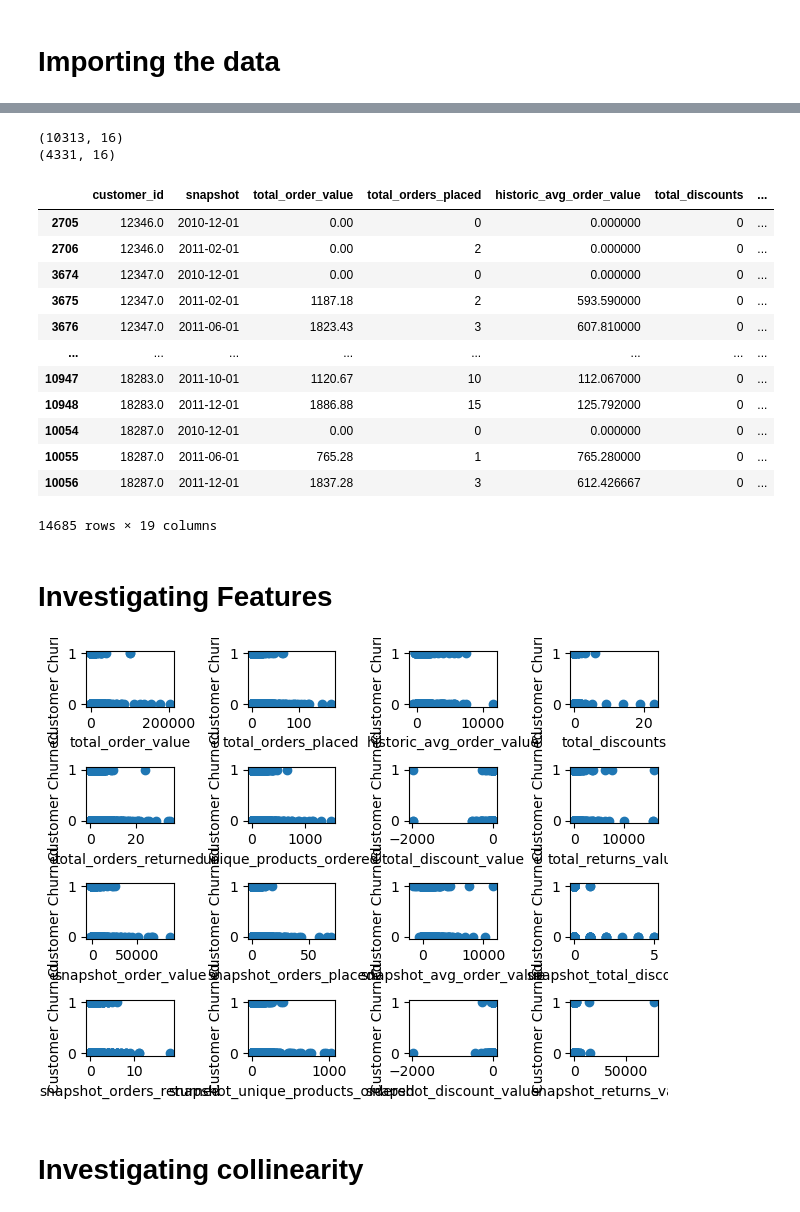
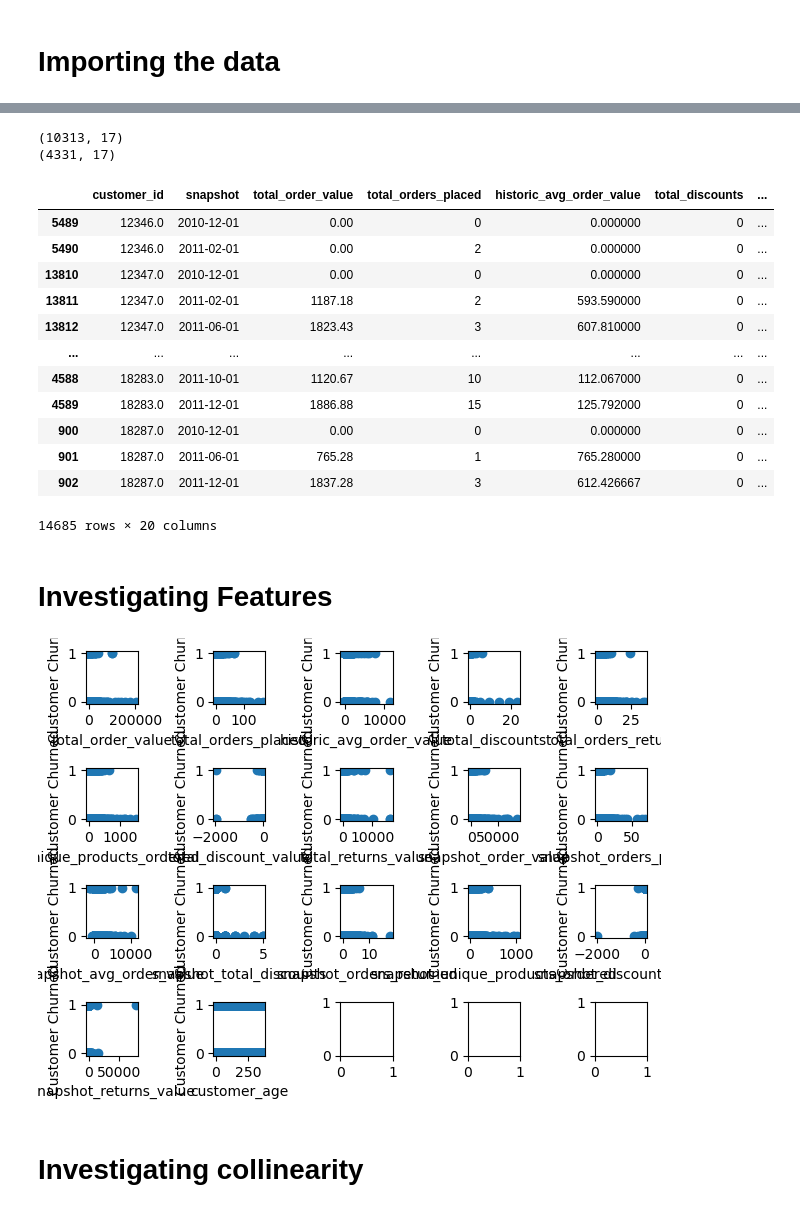
Before and after one commit to Joebrook-123/Online-Retail-Customer-Churn, a Jupyter notebook: Data EDA.ipynb, the cells around one changed output, grey strips where cells are left out. Drawn from its saved outputs; the diff is of its cells as text; code cells hidden in the pictures.

Commit message:
Added customer age as a feature - improved accuracy

```diff
--- a/Data EDA.ipynb
+++ b/Data EDA.ipynb
@@ -82,6 +82,7 @@ cleaned_transactions AS (
         description,
         order_value,
         quantity,
+        MIN(invoice_date) OVER(PARTITION BY customer_id) AS first_purchase_date,
         CASE WHEN description = 'Discount' THEN 1 ELSE 0 END AS is_discount,
         CASE WHEN description = 'Discount' THEN order_value ELSE 0 END AS discount_value,
         CASE WHEN quantity < 0 THEN 1 ELSE 0 END AS is_return,
@@ -103,6 +104,7 @@ snapshot_behaviour AS (
         COUNT(DISTINCT CASE WHEN c.is_product = 1 THEN c.description END)       AS snapshot_unique_products_ordered,
         SUM(c.discount_value)                                                   AS snapshot_discount_value,
         SUM(c.returns_value)                                                    AS snapshot_returns_value,
+        DATE_DIFF('day', MAX(first_purchase_date), MAX(invoice_date))           AS customer_age
     FROM
         customer_snapshots s
     LEFT JOIN
@@ -159,6 +161,7 @@ SELECT
     b.snapshot_unique_products_ordered,
     b.snapshot_discount_value,
     b.snapshot_returns_value,
+    b.customer_age,
 
 -- Churn Flag: 1 if the NEXT snapshot period has ZERO or NULL orders
 CASE
@@ -207,6 +210,7 @@ features = [
     "snapshot_unique_products_ordered",
     "snapshot_discount_value",
     "snapshot_returns_value",
+    "customer_age"
 ]
 
 X_train = train[features].to_numpy()
@@ -218,41 +222,41 @@ y_test = test['customer_churned']
 print(X_train.shape)
 print(X_test.shape)
 # %% [output]
-(10313, 16)
-(4331, 16)
+(10313, 17)
+(4331, 17)
 # %%
 df
 # %% [output]
 |  | customer_id | snapshot | total_order_value | total_orders_placed | historic_avg_order_value | total_discounts | ... |
-| 2705 | 12346.0 | 2010-12-01 | 0.00 | 0 | 0.000000 | 0 | ... |
-| 2706 | 12346.0 | 2011-02-01 | 0.00 | 2 | 0.000000 | 0 | ... |
-| 3674 | 12347.0 | 2010-12-01 | 0.00 | 0 | 0.000000 | 0 | ... |
-| 3675 | 12347.0 | 2011-02-01 | 1187.18 | 2 | 593.590000 | 0 | ... |
-| 3676 | 12347.0 | 2011-06-01 | 1823.43 | 3 | 607.810000 | 0 | ... |
+| 5489 | 12346.0 | 2010-12-01 | 0.00 | 0 | 0.000000 | 0 | ... |
+| 5490 | 12346.0 | 2011-02-01 | 0.00 | 2 | 0.000000 | 0 | ... |
+| 13810 | 12347.0 | 2010-12-01 | 0.00 | 0 | 0.000000 | 0 | ... |
+| 13811 | 12347.0 | 2011-02-01 | 1187.18 | 2 | 593.590000 | 0 | ... |
+| 13812 | 12347.0 | 2011-06-01 | 1823.43 | 3 | 607.810000 | 0 | ... |
 | ... | ... | ... | ... | ... | ... | ... | ... |
-| 10947 | 18283.0 | 2011-10-01 | 1120.67 | 10 | 112.067000 | 0 | ... |
-| 10948 | 18283.0 | 2011-12-01 | 1886.88 | 15 | 125.792000 | 0 | ... |
-| 10054 | 18287.0 | 2010-12-01 | 0.00 | 0 | 0.000000 | 0 | ... |
-| 10055 | 18287.0 | 2011-06-01 | 765.28 | 1 | 765.280000 | 0 | ... |
-| 10056 | 18287.0 | 2011-12-01 | 1837.28 | 3 | 612.426667 | 0 | ... |
+| 4588 | 18283.0 | 2011-10-01 | 1120.67 | 10 | 112.067000 | 0 | ... |
+| 4589 | 18283.0 | 2011-12-01 | 1886.88 | 15 | 125.792000 | 0 | ... |
+| 900 | 18287.0 | 2010-12-01 | 0.00 | 0 | 0.000000 | 0 | ... |
+| 901 | 18287.0 | 2011-06-01 | 765.28 | 1 | 765.280000 | 0 | ... |
+| 902 | 18287.0 | 2011-12-01 | 1837.28 | 3 | 612.426667 | 0 | ... |
-14685 rows × 19 columns
+14685 rows × 20 columns
 # %% [markdown]
 # Investigating Features
 # %%
 m,n = X_train.shape
 
-figure, axes = plt.subplots(4, 4)
+figure, axes = plt.subplots(4, 5)
 axes = axes.flatten()
 
 for i in range(n):
     axes[i].scatter(X_train[:,i], y_train)
     axes[i].set_xlabel(features[i])
     axes[i].set_ylabel('Customer Churned')
 
 plt.tight_layout()
 plt.show()
 # %% [output]
-[figure, old version]
+[figure, new version]
 # %% [markdown]
 # Investigating collinearity
 # %%
```
Also changed, not shown: parts of 5 cells of this notebook, 4 other files.
